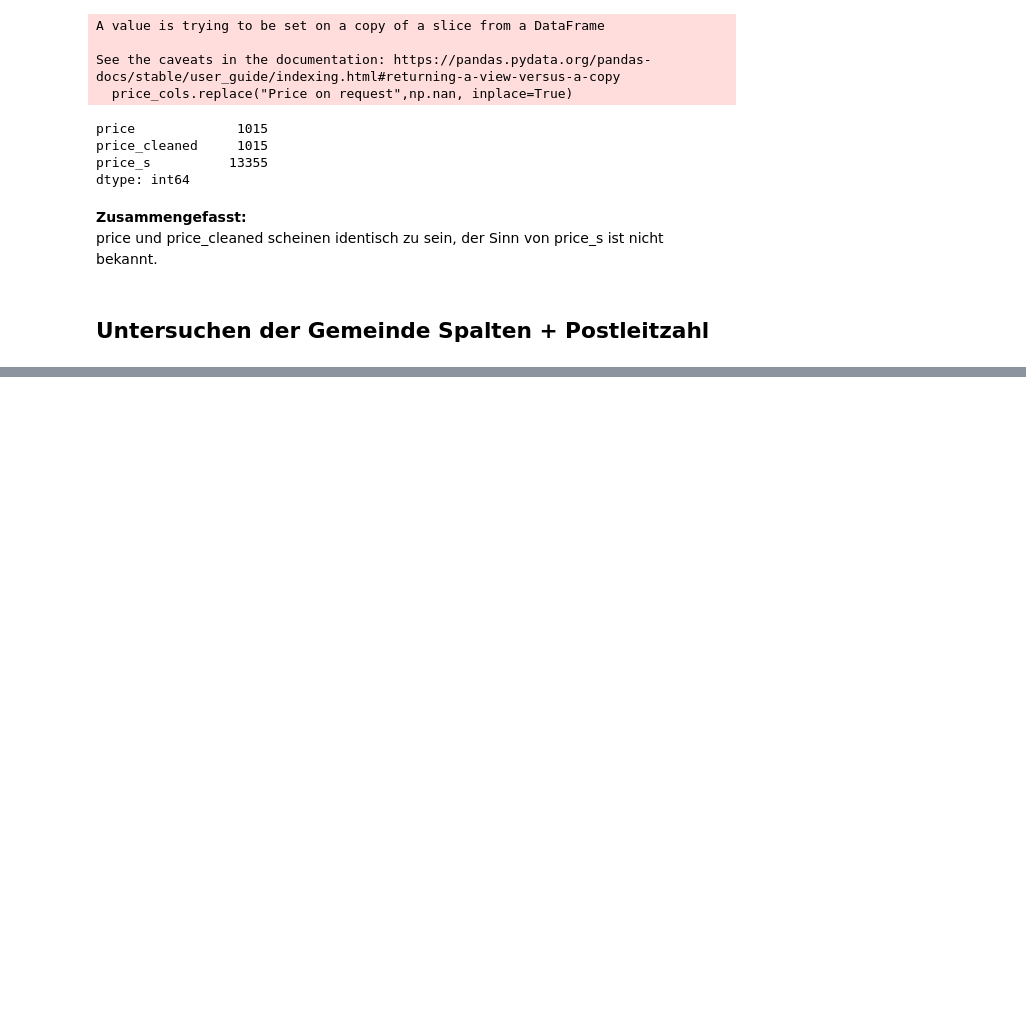
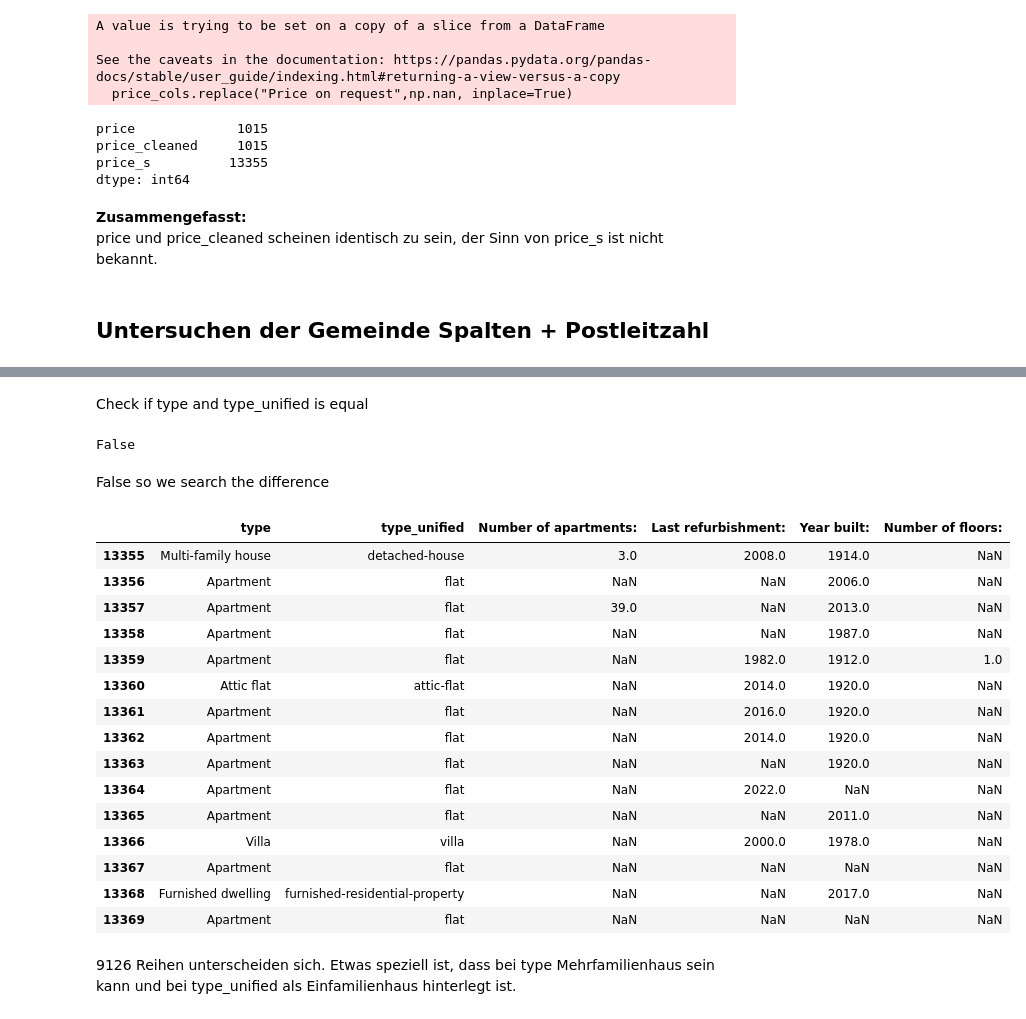
Before and after one commit to staldenhoefler/immo_challenge, a Jupyter notebook: notebooks/EDA.ipynb, the cells around one changed output, grey strips where cells are left out. Drawn from its saved outputs; the diff is of its cells as text; code cells hidden in the pictures; blank space fills up the shorter version.

Commit message:
- exploring house types and the age of the house

```diff
--- a/notebooks/EDA.ipynb
+++ b/notebooks/EDA.ipynb
@@ -369,0 +406,3 @@ Name: count, Length: 2681, dtype: int64
+# %%
+df_house = df_short.copy()
+df_house= df_house[["type","type_unified","Number of apartments:","Last refurbishment:","Year built:","Number of floors:"]]
@@ -369,0 +435,29 @@ Name: count, Length: 2681, dtype: int64
+# %% [markdown]
+Check if type and type_unified is equal
+# %%
+df_house["type"].equals(df_house["type_unified"])
+# %% [output]
+False
+# %% [markdown]
+False so we search the difference
+# %%
+df_house[df_house["type"] != df_house["type_unified"]].head(15)
+# %% [output]
+|  | type | type_unified | Number of apartments: | Last refurbishment: | Year built: | Number of floors: |
+| 13355 | Multi-family house | detached-house | 3.0 | 2008.0 | 1914.0 | NaN |
+| 13356 | Apartment | flat | NaN | NaN | 2006.0 | NaN |
+| 13357 | Apartment | flat | 39.0 | NaN | 2013.0 | NaN |
+| 13358 | Apartment | flat | NaN | NaN | 1987.0 | NaN |
+| 13359 | Apartment | flat | NaN | 1982.0 | 1912.0 | 1.0 |
+| 13360 | Attic flat | attic-flat | NaN | 2014.0 | 1920.0 | NaN |
+| 13361 | Apartment | flat | NaN | 2016.0 | 1920.0 | NaN |
+| 13362 | Apartment | flat | NaN | 2014.0 | 1920.0 | NaN |
+| 13363 | Apartment | flat | NaN | NaN | 1920.0 | NaN |
+| 13364 | Apartment | flat | NaN | 2022.0 | NaN | NaN |
+| 13365 | Apartment | flat | NaN | NaN | 2011.0 | NaN |
+| 13366 | Villa | villa | NaN | 2000.0 | 1978.0 | NaN |
+| 13367 | Apartment | flat | NaN | NaN | NaN | NaN |
+| 13368 | Furnished dwelling | furnished-residential-property | NaN | NaN | 2017.0 | NaN |
+| 13369 | Apartment | flat | NaN | NaN | NaN | NaN |
+# %% [markdown]
+9126 Reihen unterscheiden sich. Etwas speziell ist, dass bei type Mehrfamilienhaus sein kann und bei type_unified als Einfamilienhaus hinterlegt ist.
```
Also changed, not shown: parts of 51 cells of this notebook.
